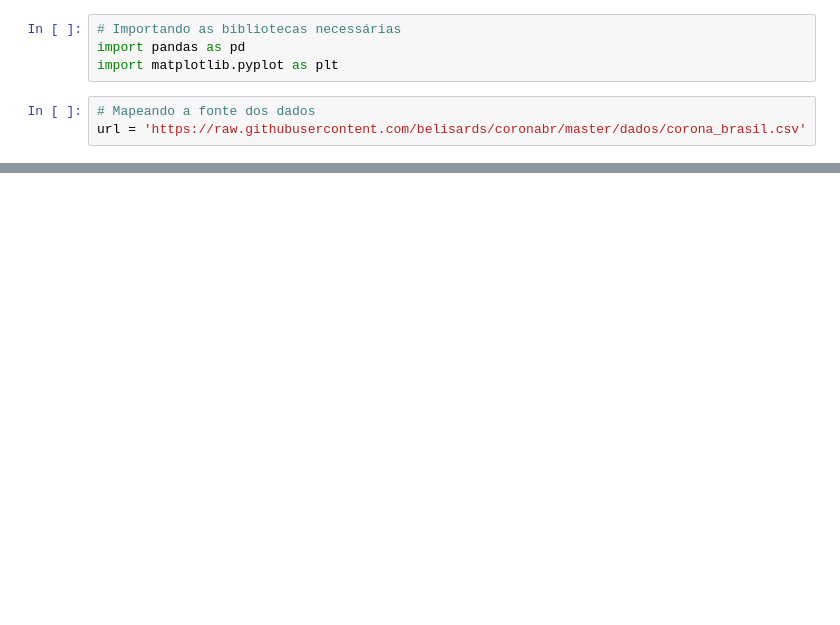
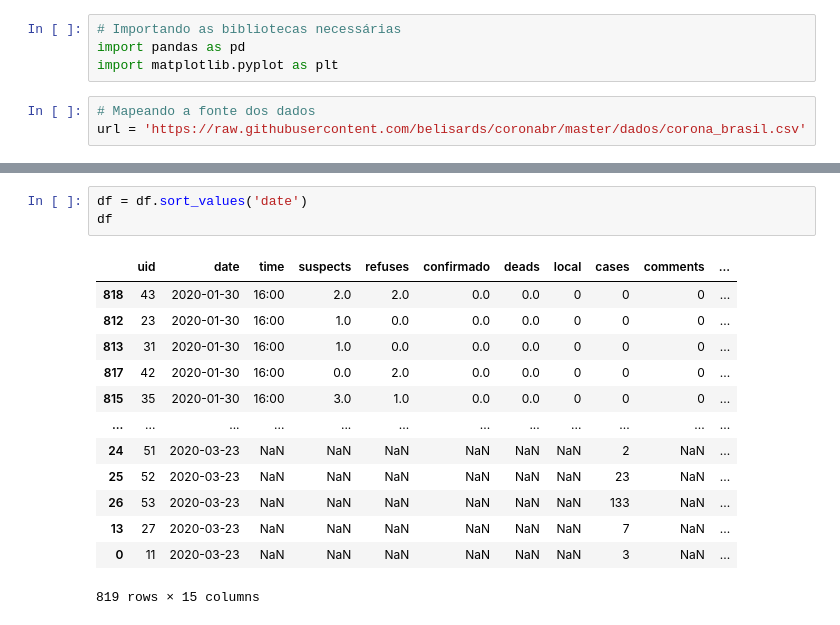
Before and after one commit to benitez-mjv/Research-and-Development, a Jupyter notebook: COVID_19.ipynb, the cells around one changed output, grey strips where cells are left out. Cells and saved outputs as stored; diff of their text form; blank space fills up the shorter version.

```diff
--- a/COVID_19.ipynb
+++ b/COVID_19.ipynb
@@ -58,3 +60,20 @@ df.groupby(['date','uf']).sum()
+# %%
+df = df.sort_values('date')
+df
+# %% [output]
+|  | uid | date | time | suspects | refuses | confirmado | deads | local | cases | comments | ... |
+| 818 | 43 | 2020-01-30 | 16:00 | 2.0 | 2.0 | 0.0 | 0.0 | 0 | 0 | 0 | ... |
+| 812 | 23 | 2020-01-30 | 16:00 | 1.0 | 0.0 | 0.0 | 0.0 | 0 | 0 | 0 | ... |
+| 813 | 31 | 2020-01-30 | 16:00 | 1.0 | 0.0 | 0.0 | 0.0 | 0 | 0 | 0 | ... |
+| 817 | 42 | 2020-01-30 | 16:00 | 0.0 | 2.0 | 0.0 | 0.0 | 0 | 0 | 0 | ... |
+| 815 | 35 | 2020-01-30 | 16:00 | 3.0 | 1.0 | 0.0 | 0.0 | 0 | 0 | 0 | ... |
+| ... | ... | ... | ... | ... | ... | ... | ... | ... | ... | ... | ... |
+| 24 | 51 | 2020-03-23 | NaN | NaN | NaN | NaN | NaN | NaN | 2 | NaN | ... |
+| 25 | 52 | 2020-03-23 | NaN | NaN | NaN | NaN | NaN | NaN | 23 | NaN | ... |
+| 26 | 53 | 2020-03-23 | NaN | NaN | NaN | NaN | NaN | NaN | 133 | NaN | ... |
+| 13 | 27 | 2020-03-23 | NaN | NaN | NaN | NaN | NaN | NaN | 7 | NaN | ... |
+| 0 | 11 | 2020-03-23 | NaN | NaN | NaN | NaN | NaN | NaN | 3 | NaN | ... |
+819 rows × 15 columns
 # %%
 # Configurando o tamanho do gráfico
 plt.rcParams['figure.figsize'] = (20,7)
```
Also changed, not shown: parts of 6 cells of this notebook.
